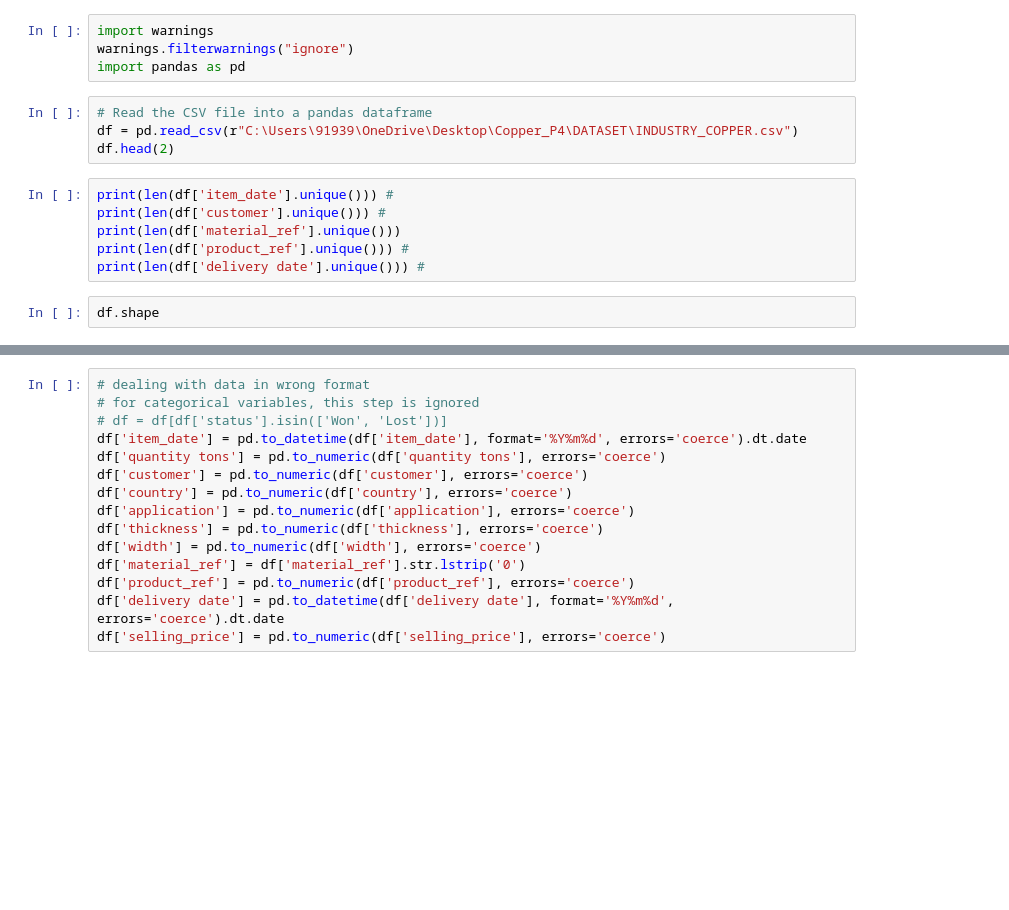
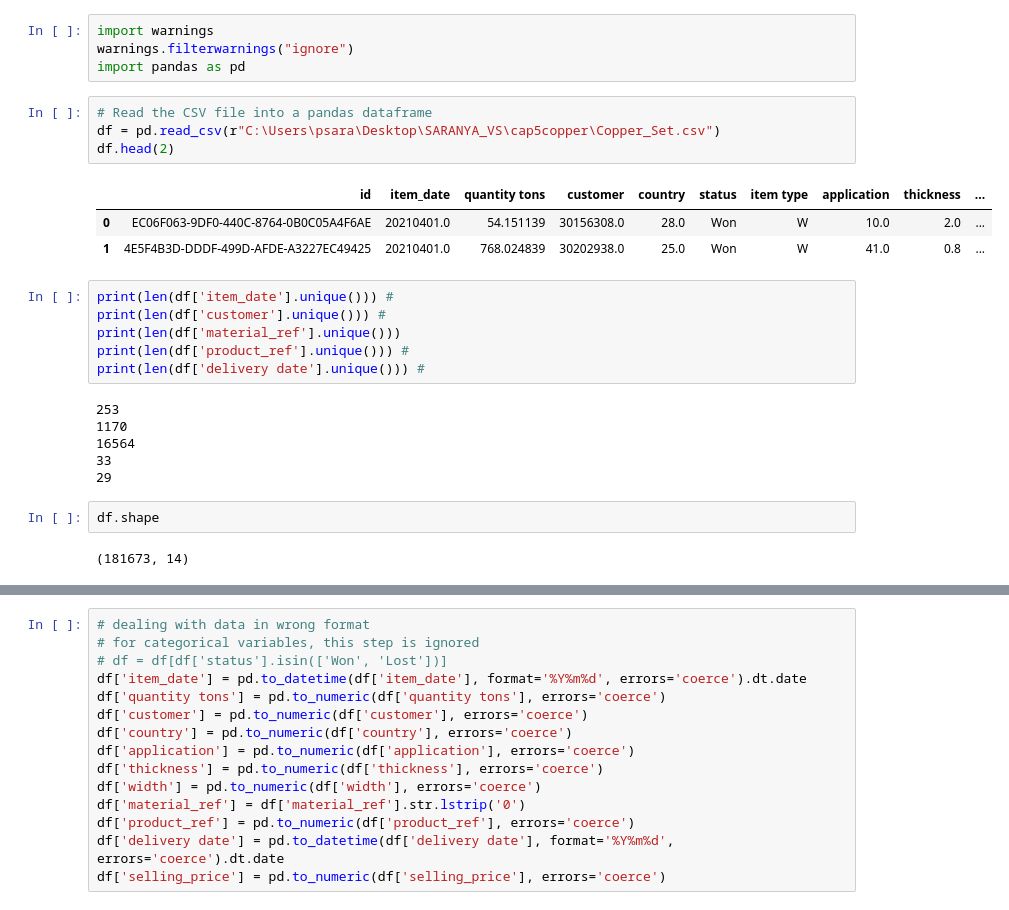
Before and after one commit to saranya1911/Copper, a Jupyter notebook: eda_copper.ipynb, the cells around one changed output, grey strips where cells are left out. Cells and saved outputs as stored; diff of their text form; blank space fills up the shorter version.

```diff
--- a/eda_copper.ipynb
+++ b/eda_copper.ipynb
@@ -4,16 +4,28 @@ warnings.filterwarnings("ignore")
 import pandas as pd
 # %%
 # Read the CSV file into a pandas dataframe
-df = pd.read_csv(r"C:\Users\91939\OneDrive\Desktop\Copper_P4\DATASET\INDUSTRY_COPPER.csv")
+df = pd.read_csv(r"C:\Users\psara\Desktop\SARANYA_VS\cap5copper\Copper_Set.csv")
 df.head(2)
+# %% [output]
+|  | id | item_date | quantity tons | customer | country | status | item type | application | thickness | ... |
+| 0 | EC06F063-9DF0-440C-8764-0B0C05A4F6AE | 20210401.0 | 54.151139 | 30156308.0 | 28.0 | Won | W | 10.0 | 2.0 | ... |
+| 1 | 4E5F4B3D-DDDF-499D-AFDE-A3227EC49425 | 20210401.0 | 768.024839 | 30202938.0 | 25.0 | Won | W | 41.0 | 0.8 | ... |
 # %%
 print(len(df['item_date'].unique())) #
 print(len(df['customer'].unique())) #
 print(len(df['material_ref'].unique()))
 print(len(df['product_ref'].unique())) #
 print(len(df['delivery date'].unique())) #
+# %% [output]
+253
+1170
+16564
+33
+29
 # %%
 df.shape
+# %% [output]
+(181673, 14)
 # %%
 # missing values
 missing_values_count = df.isnull().sum()
```
Also changed, not shown: parts of 18 cells of this notebook, 9 other files.
